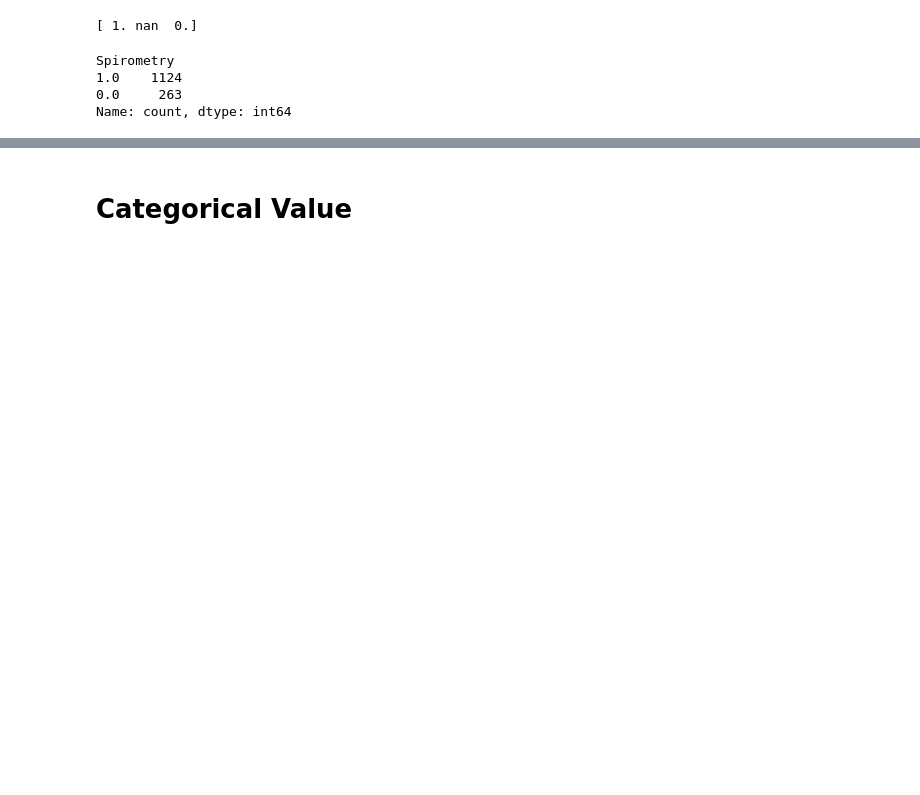
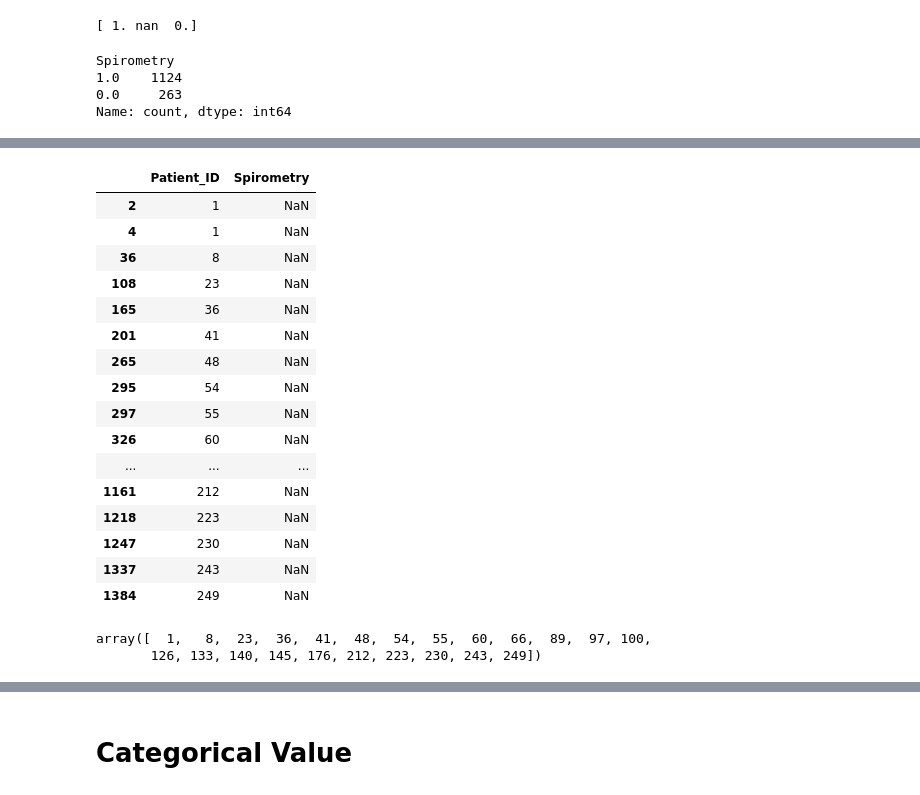
Before and after one commit to FaridRash/Advance-Statistical-Learnin--Semester-3, a Jupyter notebook: MH/Mh_AD.ipynb, the cells around one changed output, grey strips where cells are left out. Drawn from its saved outputs; the diff is of its cells as text; code cells hidden in the pictures; blank space fills up the shorter version.

```diff
--- a/MH/Mh_AD.ipynb
+++ b/MH/Mh_AD.ipynb
@@ -140,3 +143,9 @@ Spirometry
 1.0    1124
 0.0     263
 Name: count, dtype: int64
+# %%
+# Filter the DataFrame to find rows where 'Spirometry' is null
+spirometry_null_patients = df[df['Spirometry'].isnull()]
+
+# Display the Patient_IDs for those rows
+display(spirometry_null_patients['Patient_ID'])
@@ -142,0 +171,27 @@ Name: count, dtype: int64
+# %%
+# Display the Patient_ID and Spirometry columns for rows with null Spirometry values
+display(spirometry_null_patients[['Patient_ID', 'Spirometry']])
+# %% [output]
+|  | Patient_ID | Spirometry |
+| 2 | 1 | NaN |
+| 4 | 1 | NaN |
+| 36 | 8 | NaN |
+| 108 | 23 | NaN |
+| 165 | 36 | NaN |
+| 201 | 41 | NaN |
+| 265 | 48 | NaN |
+| 295 | 54 | NaN |
+| 297 | 55 | NaN |
+| 326 | 60 | NaN |
+| ... | ... | ... |
+| 1161 | 212 | NaN |
+| 1218 | 223 | NaN |
+| 1247 | 230 | NaN |
+| 1337 | 243 | NaN |
+| 1384 | 249 | NaN |
+# %%
+patient_ids_with_null_spirometry = df[df['Spirometry'].isnull()]['Patient_ID'].unique()
+display(patient_ids_with_null_spirometry)
+# %% [output]
+array([  1,   8,  23,  36,  41,  48,  54,  55,  60,  66,  89,  97, 100,
+       126, 133, 140, 145, 176, 212, 223, 230, 243, 249])
```
Also changed, not shown: parts of 12 cells of this notebook.
